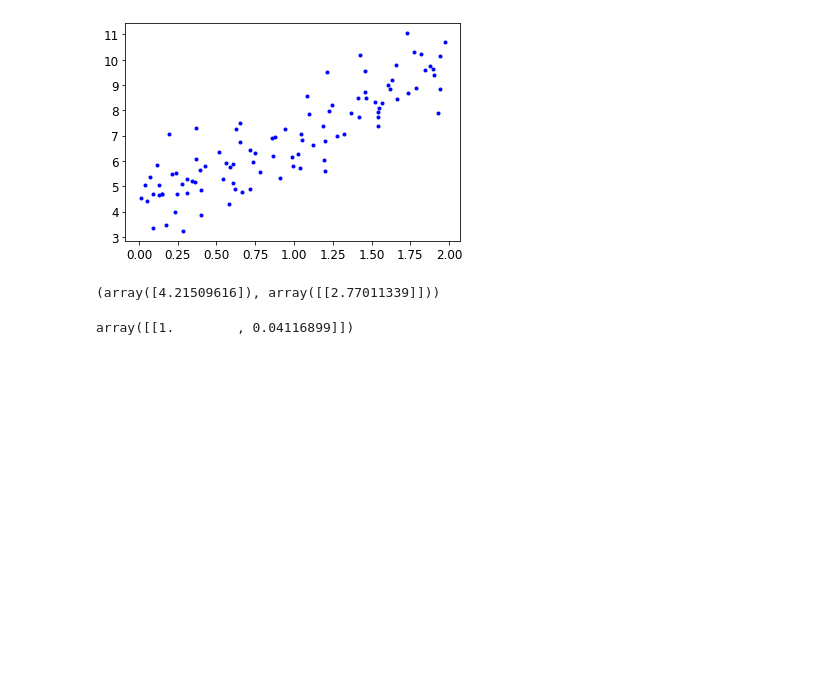
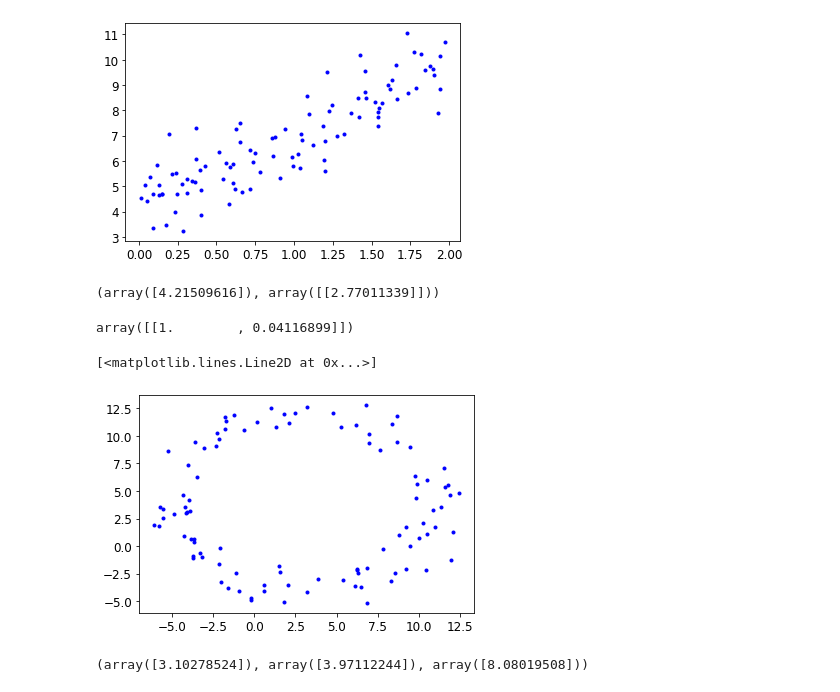
Before and after one commit to chaeminsoo/Ai_beginning, a Jupyter notebook: ex4.ipynb, the cells around one changed output. Cells and saved outputs as stored; diff of their text form; code cells hidden in the pictures; blank space fills up the shorter version.

```diff
--- a/ex4.ipynb
+++ b/ex4.ipynb
@@ -61,3 +61,27 @@ lin_reg.intercept_, lin_reg.coef_
 X_b[10:11]
 # %% [output]
 array([[1.        , 0.04116899]])
+# %%
+import numpy as np
+m = 100
+ta = 3
+tb = 4
+tr = 8
+th = np.random.rand(m, 1) * 2 * np.pi
+x = tr * np.cos(th) + ta + np.random.randn(m, 1)
+y = tr * np.sin(th) + tb + np.random.randn(m, 1)
+
+
+plt.plot(x, y, 'b.')
+# %% [output]
+[<matplotlib.lines.Line2D at 0x...>]
+[figure, added]
+# %%
+X = np.c_[-2*x, -2*y, np.ones((m, 1))]
+Y = -(x**2) -(y**2)
+result, _, _, _ = np.linalg.lstsq(X, Y, None)
+ma, mb, mc = result
+mr = (ma**2 + mb**2 - mc) ** 0.5
+ma, mb, mr
+# %% [output]
+(array([3.10278524]), array([3.97112244]), array([8.08019508]))
```
Also changed, not shown: parts of 1 cell of this notebook.
